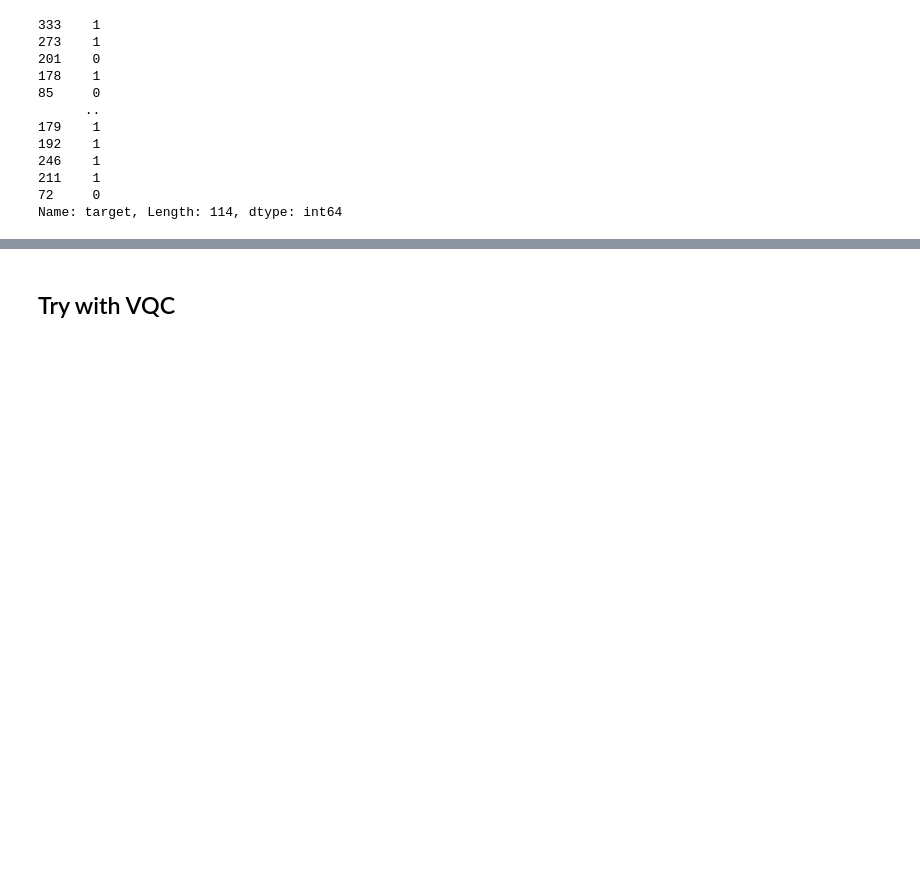
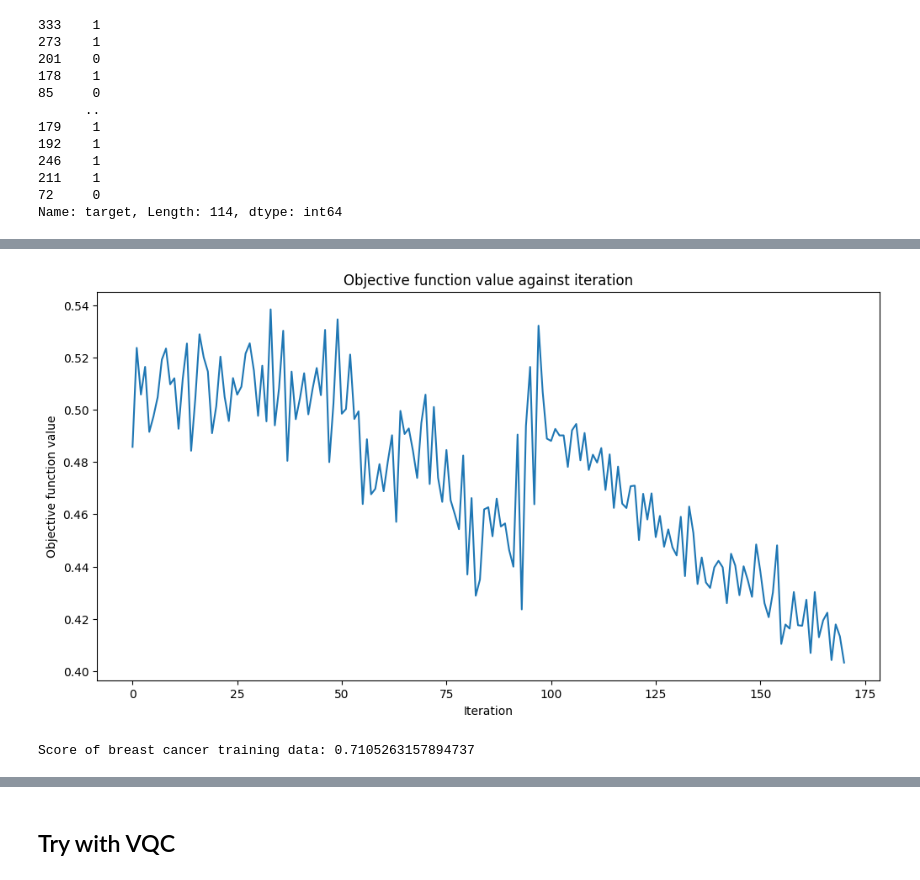
Before and after one commit to MarcMaussner/2024_fh_nuremberg, a Jupyter notebook: breast_cancer_dataset/breast_cancer_dataset.ipynb, the cells around one changed output, grey strips where cells are left out. Cells and saved outputs as stored; diff of their text form; code cells hidden in the pictures; blank space fills up the shorter version.

```diff
--- a/breast_cancer_dataset/breast_cancer_dataset.ipynb
+++ b/breast_cancer_dataset/breast_cancer_dataset.ipynb
@@ -188,0 +245,31 @@ Score of breast cancer training data: 0.7894736842105263
+# %%
+from qiskit_algorithms.optimizers import SPSA
+
+# create empty array for callback to store evaluations of the objective function
+objective_func_vals = []
+plt.rcParams["figure.figsize"] = (12, 6)
+
+output_shape = 2
+
+# construct QNN
+sampler_qnn = SamplerQNN(
+    circuit=qc_su2,
+    interpret=parity,
+    output_shape=output_shape
+)
+
+#sampler_qnn.forward(input_data=[1, 2, 3, 4], weights=[1, 2, 3, 4, 5, 6, 7, 8])
+
+# construct neural network classifier
+sampler_classifier = NeuralNetworkClassifier(
+    sampler_qnn, optimizer=SPSA(maxiter=60), callback=callback_graph
+)
+
+sampler_classifier.fit(train_features, train_labels)
+y_predict = sampler_classifier.predict(test_features)
+score_val = sampler_classifier.score(test_features, test_labels)
+
+print(f'Score of breast cancer training data: {score_val}')
+# %% [output]
+[figure, added]
+Score of breast cancer training data: 0.7105263157894737
```
Also changed, not shown: parts of 23 cells of this notebook.
